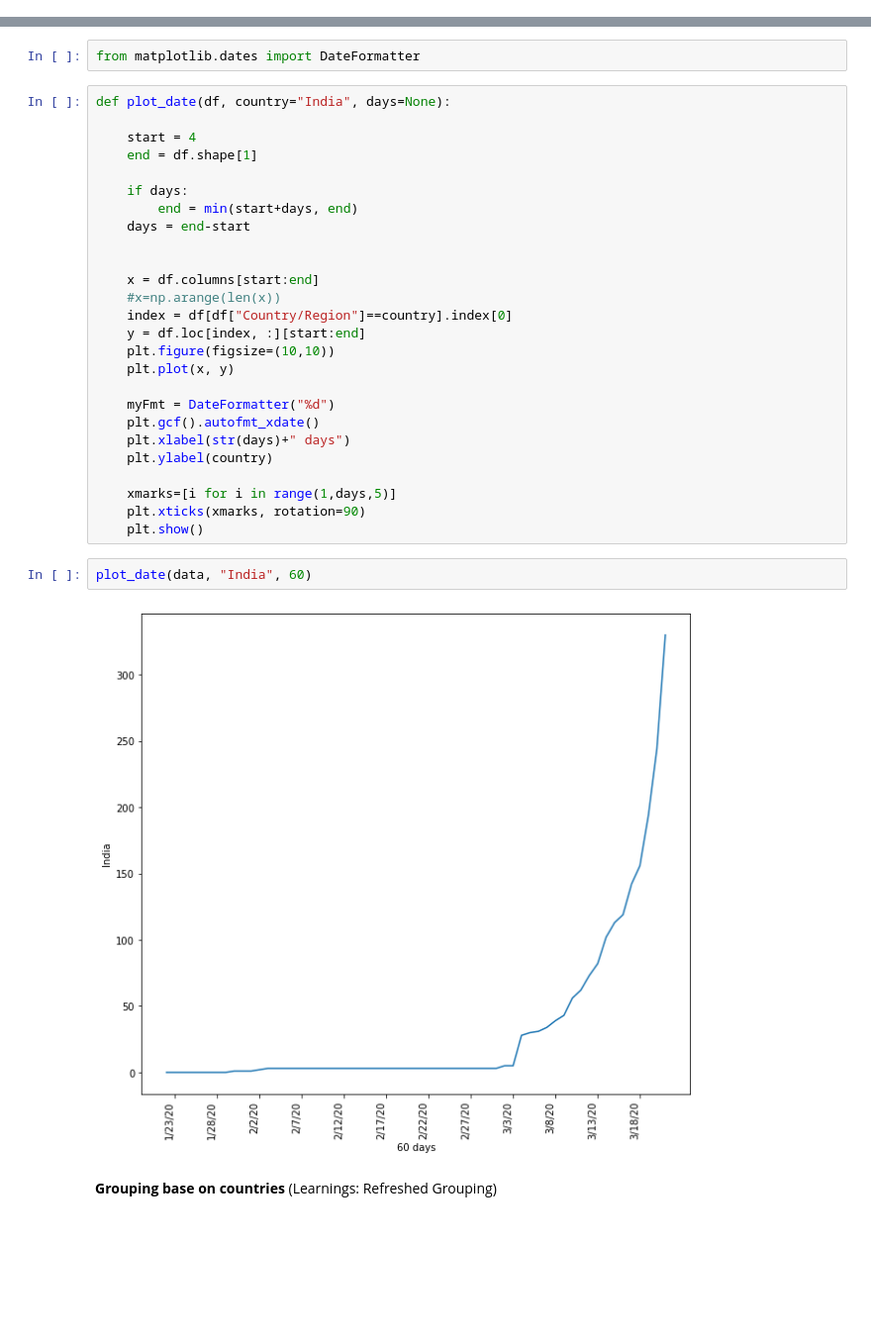
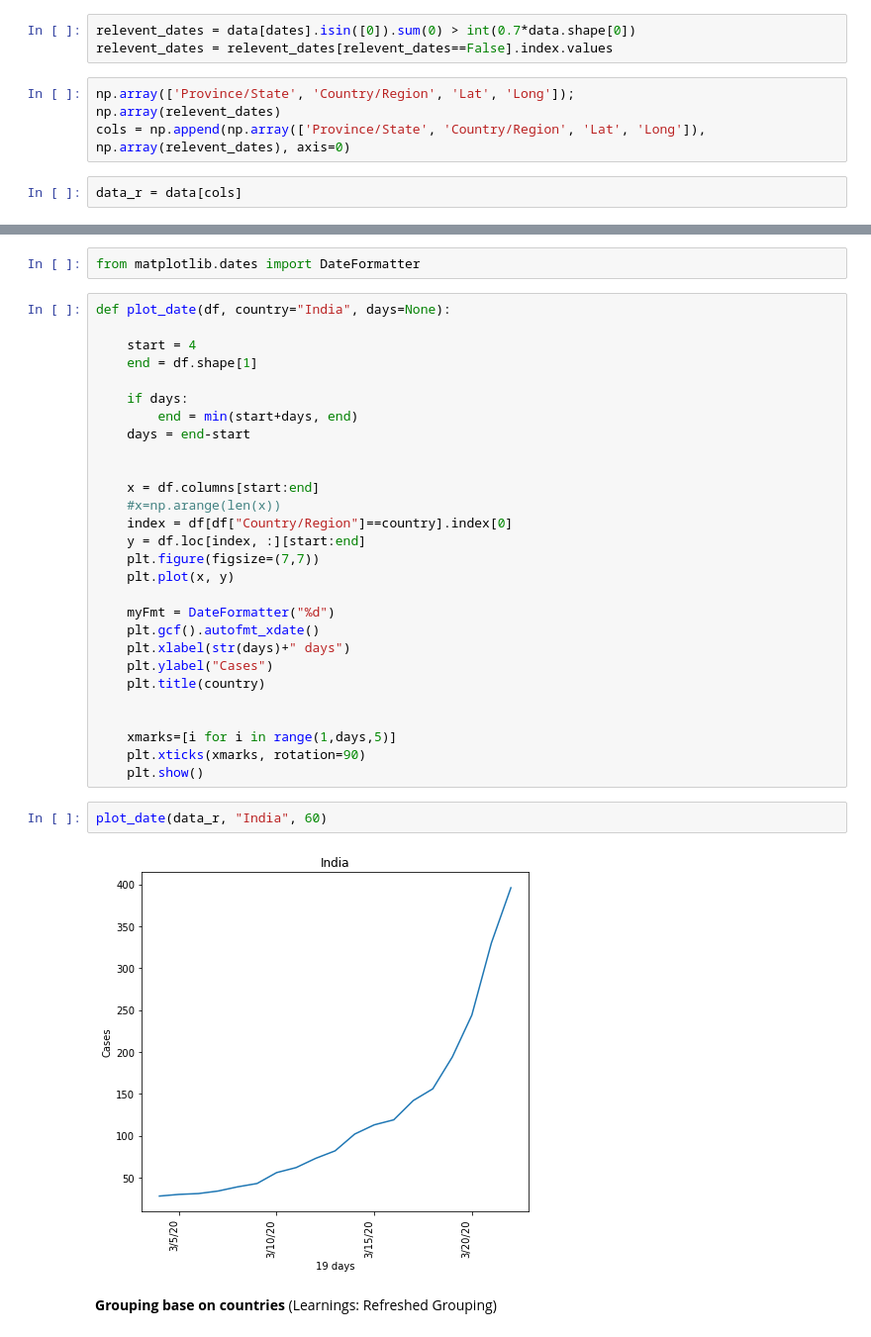
Before and after one commit to parmarsuraj99/10DaysofMLChallenge, a Jupyter notebook: day1/EDA_D1.ipynb, the cells around one changed output, grey strips where cells are left out. Shown at 99% size. Drawn from its saved outputs; the diff is of its cells as text; blank space fills up the shorter version.

Commit message:
cleaned data

```diff
--- a/day1/EDA_D1.ipynb
+++ b/day1/EDA_D1.ipynb
@@ -45,0 +82,9 @@ Index(['1/22/20', '1/23/20', '1/24/20', '1/25/20', '1/26/20', '1/27/20',
+# %%
+relevent_dates = data[dates].isin([0]).sum(0) > int(0.7*data.shape[0])
+relevent_dates = relevent_dates[relevent_dates==False].index.values
+# %%
+np.array(['Province/State', 'Country/Region', 'Lat', 'Long']);
+np.array(relevent_dates)
+cols = np.append(np.array(['Province/State', 'Country/Region', 'Lat', 'Long']), np.array(relevent_dates), axis=0)
+# %%
+data_r = data[cols]
@@ -62,21 +110,23 @@ def plot_date(df, country="India", days=None):
     #x=np.arange(len(x))
     index = df[df["Country/Region"]==country].index[0]
     y = df.loc[index, :][start:end]
-    plt.figure(figsize=(10,10))
+    plt.figure(figsize=(7,7))
     plt.plot(x, y)
 
     myFmt = DateFormatter("%d")
     plt.gcf().autofmt_xdate()
     plt.xlabel(str(days)+" days")
-    plt.ylabel(country)
+    plt.ylabel("Cases")
+    plt.title(country)
+
 
     xmarks=[i for i in range(1,days,5)]
     plt.xticks(xmarks, rotation=90)
     plt.show()
 # %%
-plot_date(data, "India", 60)
+plot_date(data_r, "India", 60)
 # %% [output]
-[figure, old version]
+[figure, new version]
 # %% [markdown]
 **Grouping base on countries** (Learnings: Refreshed Grouping)
 # %%
```
Also changed, not shown: parts of 24 cells of this notebook, 1 other file.
